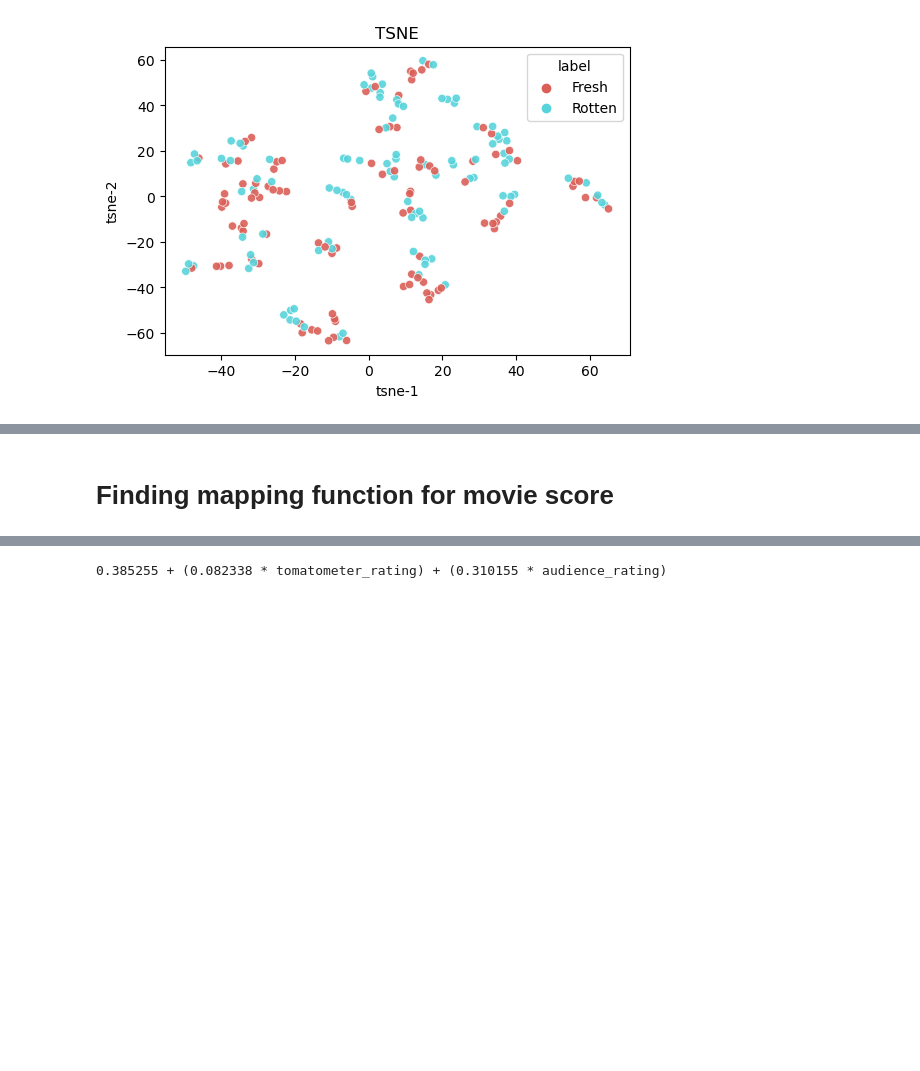
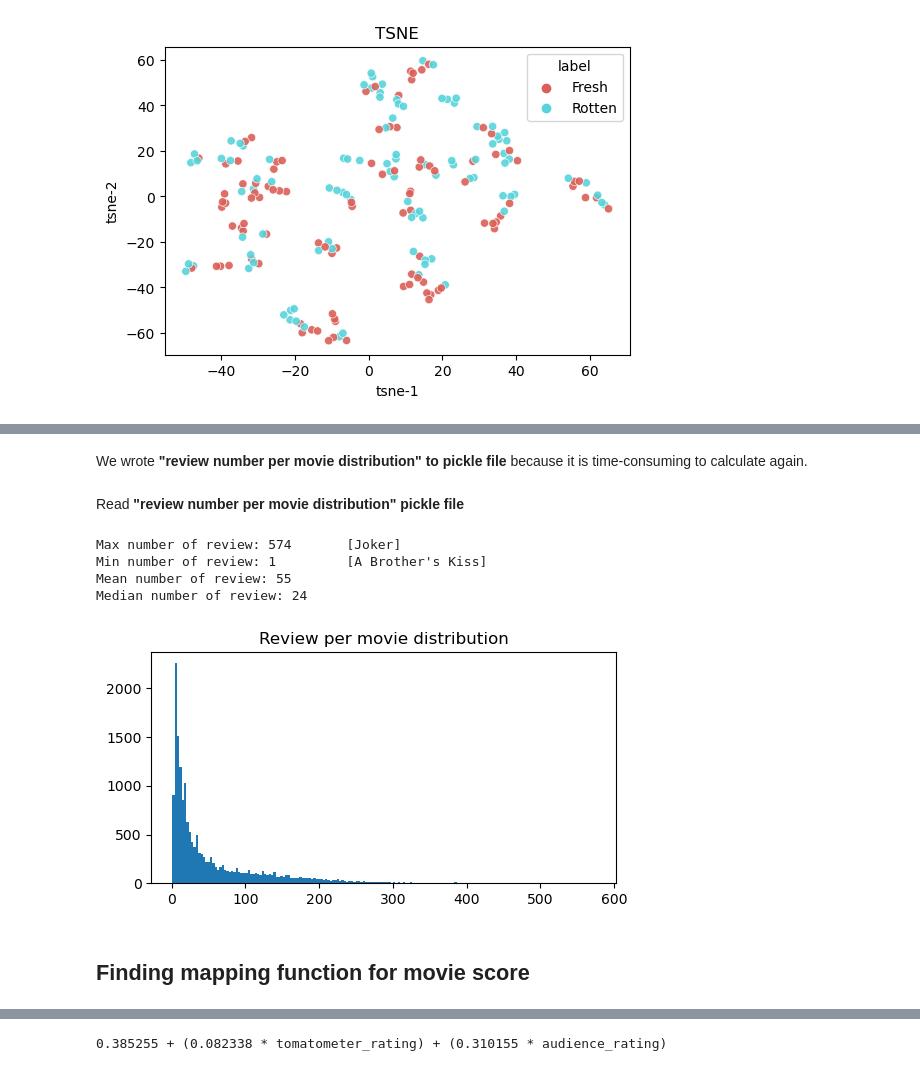
Before and after one commit to MMovasaghi/SentiMovie, a Jupyter notebook: code/Data-processing.ipynb, the cells around one changed output, grey strips where cells are left out. Saved outputs shown, nothing was run; the diff lists cells and outputs as text; code cells hidden in the pictures; blank space fills up the shorter version.

```diff
--- a/code/Data-processing.ipynb
+++ b/code/Data-processing.ipynb
@@ -260,0 +273,2 @@ plot_data(df, "TSNE", ['tsne-1', 'tsne-2'])
+# %% [markdown]
+We wrote **"review number per movie distribution" to pickle file** because it is time-consuming to calculate again.
@@ -261,5 +278,26 @@ plot_data(df, "TSNE", ['tsne-1', 'tsne-2'])
+# %% [markdown]
+Read **"review number per movie distribution" pickle file**
+# %%
+with open("./../data/review_per_movie_dist.pkl", 'rb') as f:
+    review_number_read = pickle.load(f)
+review_number = review_number_read.copy()
+# %%
+print(f"Max number of review: {max(review_number.values())}\t[{max(review_number, key=review_number.get)}]")
+print(f"Min number of review: {min(review_number.values())}\t\t[{min(review_number, key=review_number.get)}]")
+print(f"Mean number of review: {int(np.mean(list(review_number.values())))}")
+print(f"Median number of review: {int(np.median(list(review_number.values())))}")
+plt.figure(figsize=(6,3))
+plt.hist(review_number.values(), bins=180)
+plt.title('Review per movie distribution')
+plt.show()
+# %% [output]
+Max number of review: 574       [Joker]
+Min number of review: 1         [A Brother's Kiss]
+Mean number of review: 55
+Median number of review: 24
+[figure, added]
 # %% [markdown]
-# Finding mapping function for movie score
+## Finding mapping function for movie score
 # %%
 from sklearn import metrics
 from sklearn.model_selection import train_test_split
```
Also changed, not shown: parts of 13 cells of this notebook, 2 other files.
